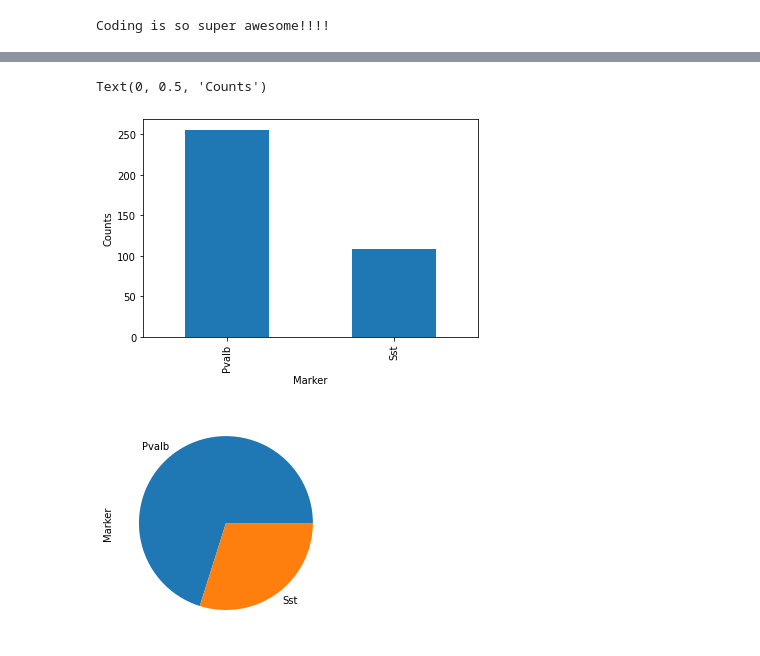
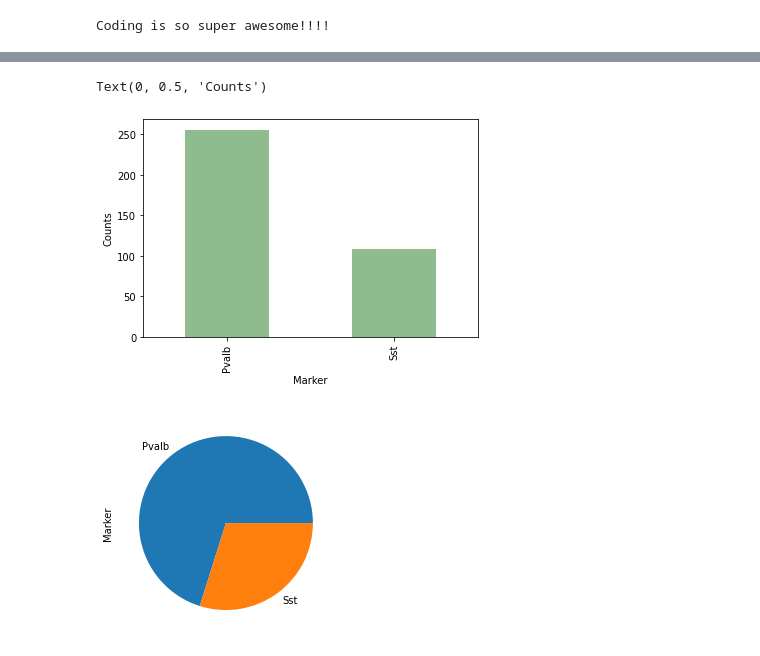
Before and after one commit to amandafriedmann/NEUR-Data-Analysis, a Jupyter notebook: coding_homework_4.ipynb, the cells around one changed output, grey strips where cells are left out. Drawn from its saved outputs; the diff is of its cells as text; code cells hidden in the pictures.

```diff
--- a/coding_homework_4.ipynb
+++ b/coding_homework_4.ipynb
@@ -93,14 +93,14 @@ patch_seq['ISI'] = patch_seq['ISI'].fillna(0)
 # %%
 #make a bar graph from the Marker counts in patch_seq
 import pandas as pd
 
-ax = patch_seq['Marker'].value_counts().plot(kind= "bar")
+ax = patch_seq['Marker'].value_counts().plot(kind= "bar", color = "darkseagreen")
 
 ax.set_xlabel("Marker")
 ax.set_ylabel("Counts")
 # %% [output]
 Text(0, 0.5, 'Counts')
-[figure, old version]
+[figure, new version]
 # %%
 #make a pie chart from the Marker counts in patch_seq
 import pandas as pd
```
